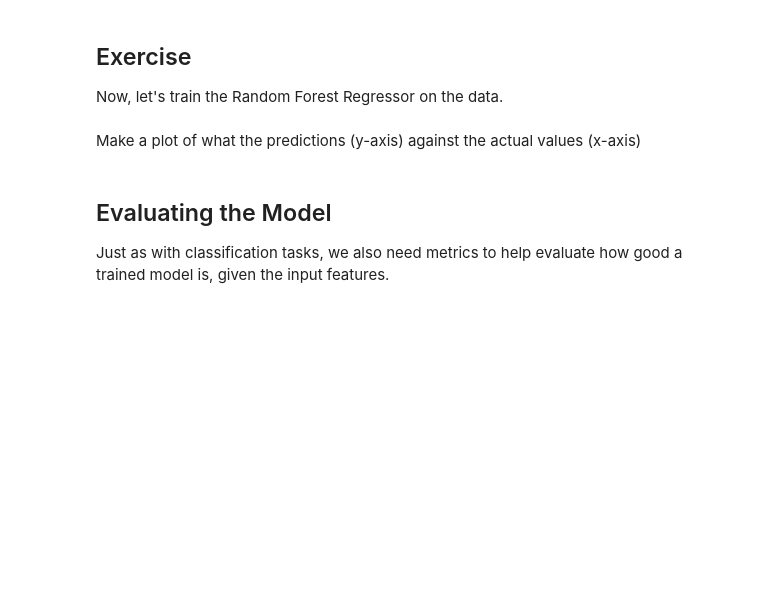
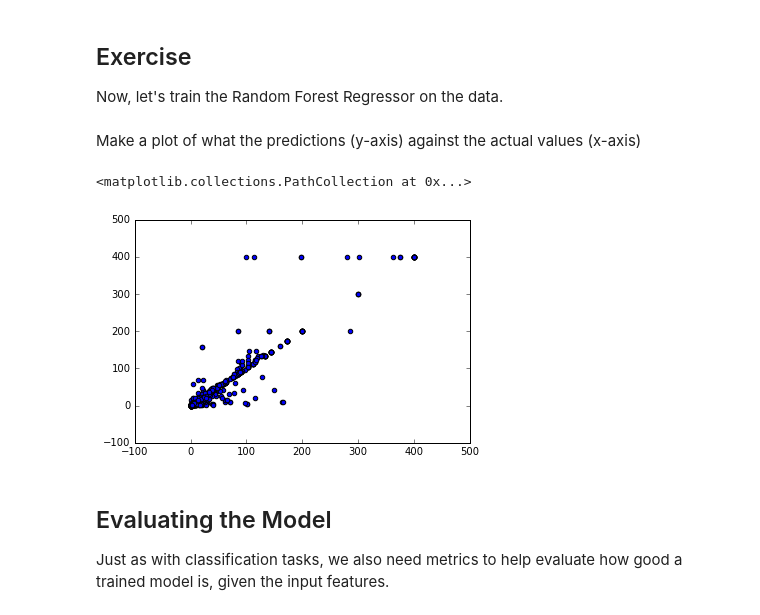
Before and after one commit to ericmjl/scikit-learn-tutorial, a Jupyter notebook: 04 Regression & Comparing Models.ipynb, the cells around one changed output. Drawn from its saved outputs; the diff is of its cells as text; code cells hidden in the pictures; blank space fills up the shorter version.

```diff
--- a/04 Regression & Comparing Models.ipynb
+++ b/04 Regression & Comparing Models.ipynb
@@ -13,6 +16,10 @@ from util.isoelectric_point import isoelectric_points
 import pandas as pd
 import numpy as np
 import matplotlib.pyplot as plt
+import seaborn as sns
+
+sns.set_context('notebook')
+sns.set_style('white')
 # %% [markdown]
 We will train a model to predict drug resistance values from sequence.
 
@@ -53,6 +92,10 @@ Practice what you've learned! Split the data into features, response variable, a
 # Your Answer
 # Hint: to select a set of columns from a dataframe, use: dataframe[[columns]]
 # Hint: the columns 0 to 98 can be expressed as a list comprehension: [i for i in range(99)]
+X = data_matrix[[i for i in range(99)]]
+Y = data_matrix[drug_name]
+
+X_train, X_test, Y_train, Y_test = train_test_split(X, Y)
 # %% [markdown]
 ## Exercise
 
@@ -62,5 +103,15 @@ Now, let's train the Random Forest Regressor on the data.
+# %%
+# Answer
+mdl = RandomForestRegressor()
+mdl.fit(X_train, Y_train)
+preds = mdl.predict(X_test)
 # %% [markdown]
 Make a plot of what the predictions (y-axis) against the actual values (x-axis)
+# %%
+plt.scatter(preds, Y_test)
+# %% [output]
+<matplotlib.collections.PathCollection at 0x...>
+[figure, added]
 # %% [markdown]
 ## Evaluating the Model
 
```
Also changed, not shown: parts of 19 cells of this notebook, 4 other files.
